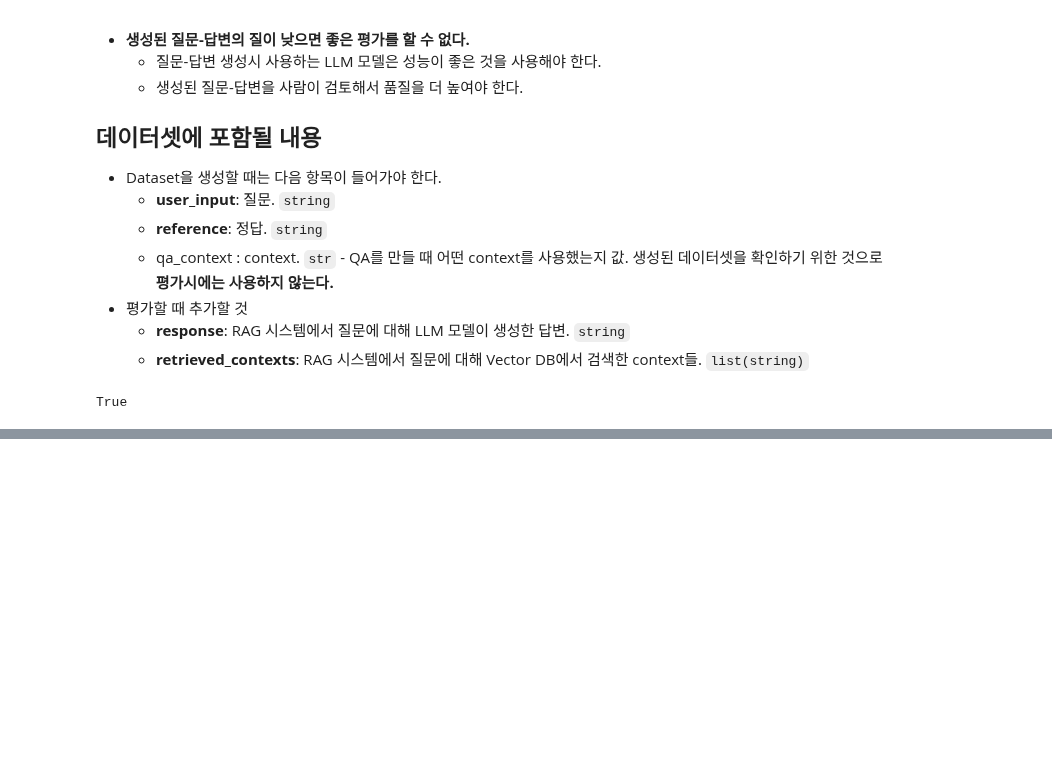
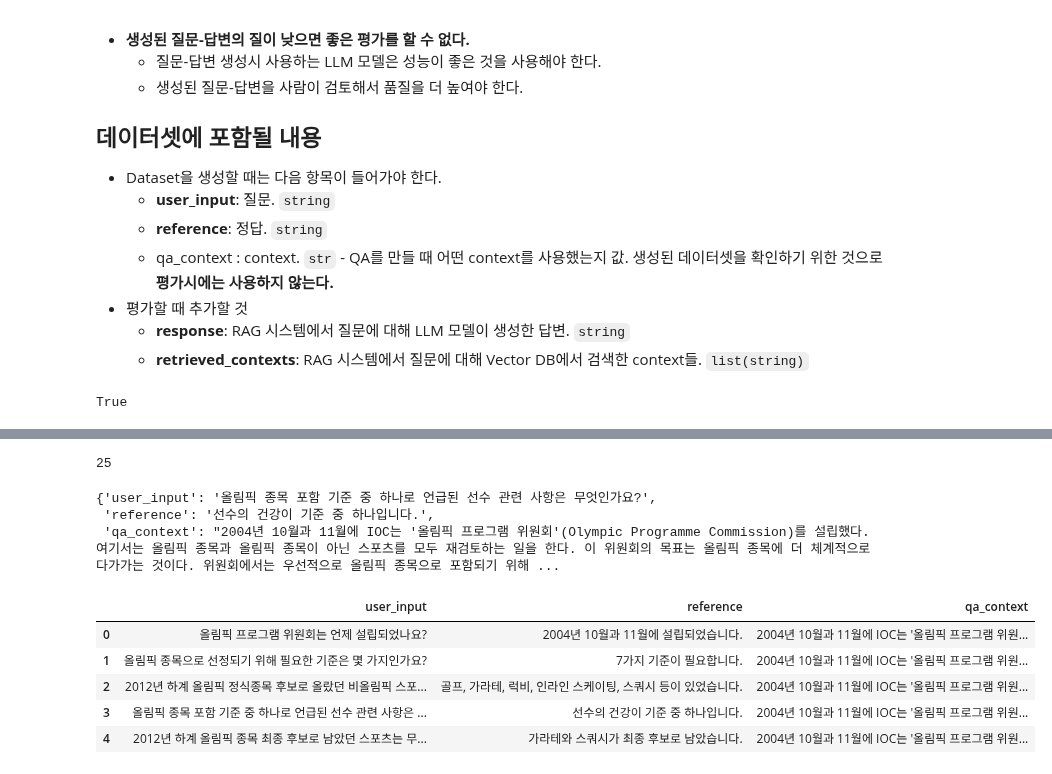
Before and after one commit to kgmyhGit/SKN13, a Jupyter notebook: 13_Langchain/11_RAG_evaluation.ipynb, the cells around one changed output, grey strips where cells are left out. Cells and saved outputs as stored; diff of their text form; code cells hidden in the pictures; blank space fills up the shorter version.

```diff
--- a/13_Langchain/11_RAG_evaluation.ipynb
+++ b/13_Langchain/11_RAG_evaluation.ipynb
@@ -470,0 +474,10 @@ True
+# %%
+# context 생성
+DOC_PATH = "data/olympic.txt"
+
+loader = TextLoader(DOC_PATH, encoding='utf-8')
+# Vector DB에 저장한 context와 동일하게 chunking(split)을 한다.
+splitter = RecursiveCharacterTextSplitter(chunk_size=500, chunk_overlap=50)
+
+docs = loader.load_and_split(splitter)
+len(docs) #list[Document]
@@ -470,0 +486,16 @@ True
+# %%
+# docs 중에서 평가데이터를 생성할 때 사용할 문서 K개를 추출
+#### 실제 평가 데이터셋을 생성할 때는 모든 문서를 다 사용.
+total_samples = 5 # 5개 context만 사용
+
+index_list = list(range(len(docs)))
+random.shuffle(index_list)
+
+eval_context = [] # 추출한 context들을 담을 리스트
+while len(eval_context) < total_samples:
+    index = index_list.pop()
+    context = docs[index].page_content
+    if len(context) > 200: # 200글자 이상인 것만 사용.
+        eval_context.append(context)
+
+eval_context
@@ -470,0 +560,30 @@ True
+# %%
+# context당 5개씩 질문을 생성
+eval_dataset_list = []
+num_questions = 5
+for context in eval_context:
+    eval_data = eval_dataset_chain.invoke({"context":context, "num_questions":num_questions})
+    eval_dataset_list.extend(eval_data)
+# %%
+len(eval_dataset_list)
+# %% [output]
+25
+# %%
+################# 생성된 질문 쌍을 반드시 검토 해야 한다.#################
+eval_dataset_list[3]
+# %% [output]
+{'user_input': '올림픽 종목 포함 기준 중 하나로 언급된 선수 관련 사항은 무엇인가요?',
+ 'reference': '선수의 건강이 기준 중 하나입니다.',
+ 'qa_context': "2004년 10월과 11월에 IOC는 '올림픽 프로그램 위원회'(Olympic Programme Commission)를 설립했다. 여기서는 올림픽 종목과 올림픽 종목이 아닌 스포츠를 모두 재검토하는 일을 한다. 이 위원회의 목표는 올림픽 종목에 더 체계적으로 다가가는 것이다. 위원회에서는 우선적으로 올림픽 종목으로 포함되기 위해 ...
+# %%
+# DataFrame으로 생성
+import pandas as pd
+eval_df = pd.DataFrame(eval_dataset_list)
+eval_df.head()
+# %% [output]
+|  | user_input | reference | qa_context |
+| 0 | 올림픽 프로그램 위원회는 언제 설립되었나요? | 2004년 10월과 11월에 설립되었습니다. | 2004년 10월과 11월에 IOC는 '올림픽 프로그램 위원... |
+| 1 | 올림픽 종목으로 선정되기 위해 필요한 기준은 몇 가지인가요? | 7가지 기준이 필요합니다. | 2004년 10월과 11월에 IOC는 '올림픽 프로그램 위원... |
+| 2 | 2012년 하계 올림픽 정식종목 후보로 올랐던 비올림픽 스포... | 골프, 가라테, 럭비, 인라인 스케이팅, 스쿼시 등이 있었습니다. | 2004년 10월과 11월에 IOC는 '올림픽 프로그램 위원... |
+| 3 | 올림픽 종목 포함 기준 중 하나로 언급된 선수 관련 사항은 ... | 선수의 건강이 기준 중 하나입니다. | 2004년 10월과 11월에 IOC는 '올림픽 프로그램 위원... |
+| 4 | 2012년 하계 올림픽 종목 최종 후보로 남았던 스포츠는 무... | 가라테와 스쿼시가 최종 후보로 남았습니다. | 2004년 10월과 11월에 IOC는 '올림픽 프로그램 위원... |
```
Also changed, not shown: parts of 24 cells of this notebook.
